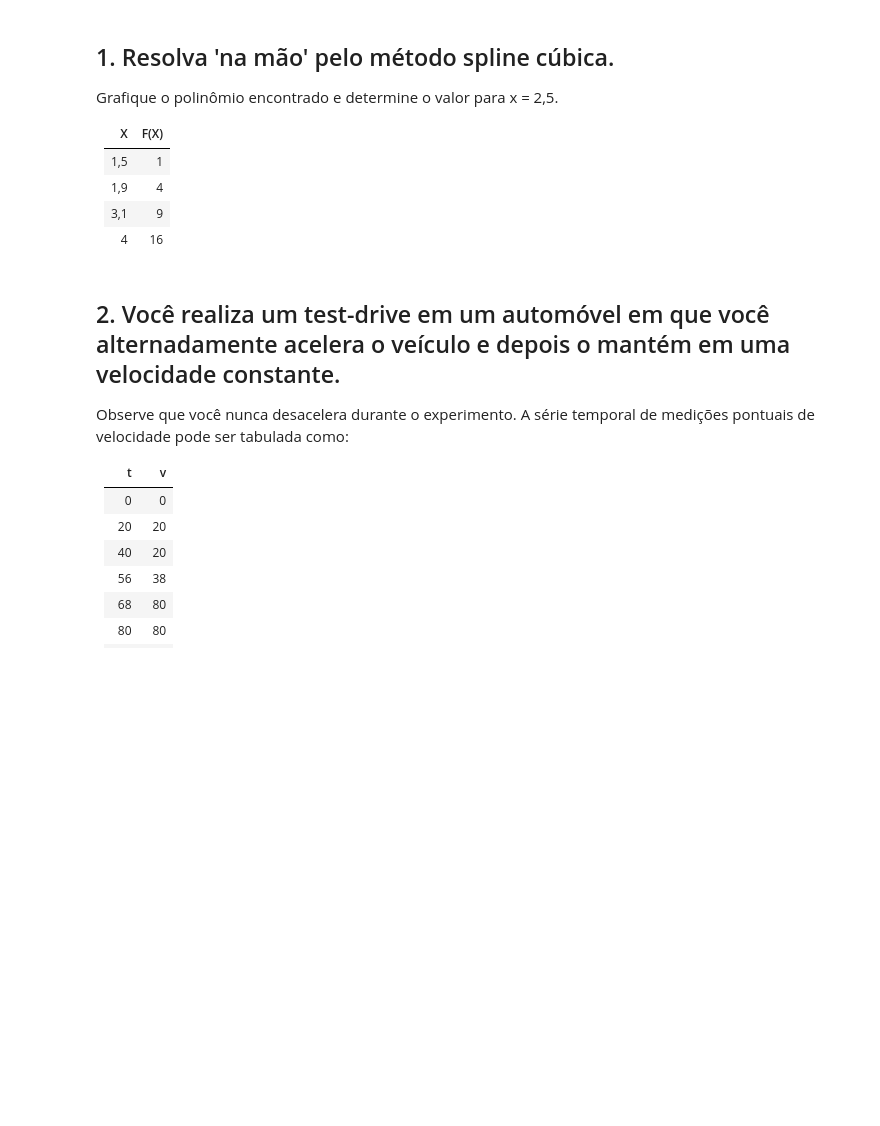
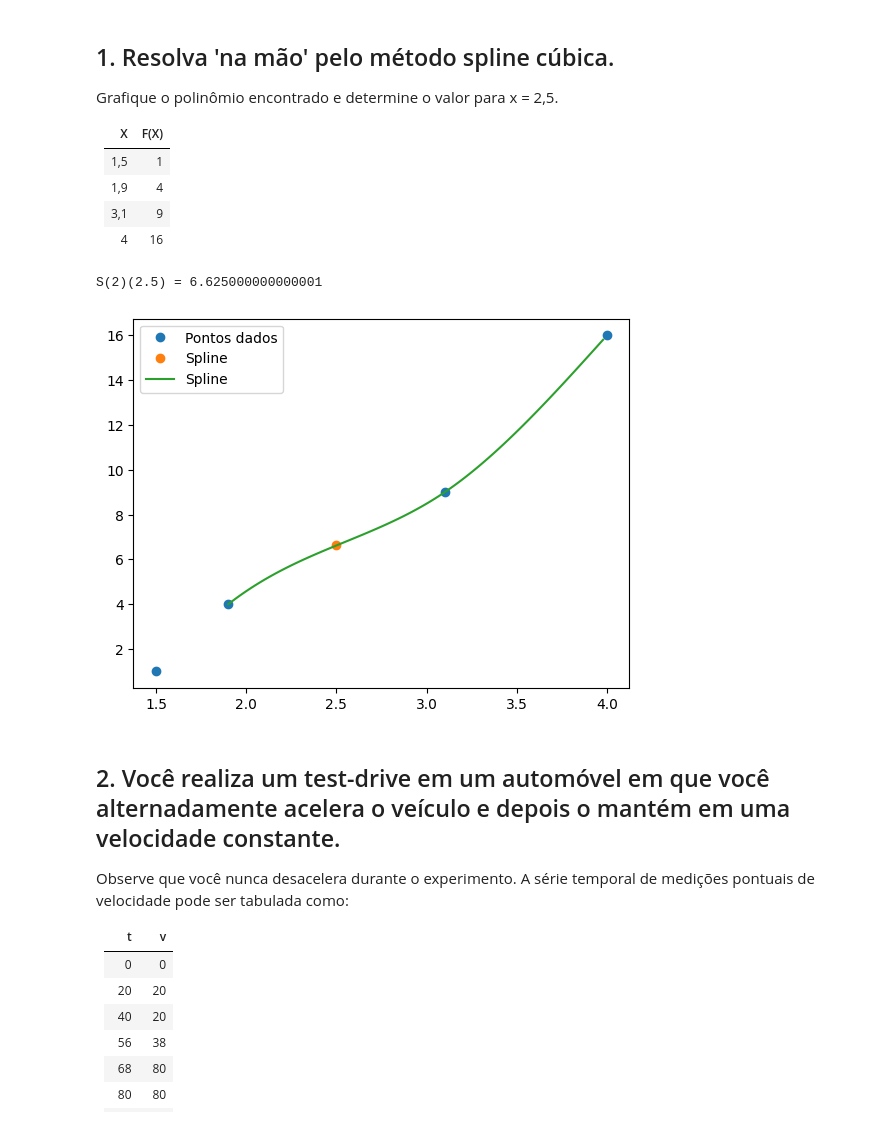
Before and after one commit to AlejoPm03/calculo-numerico, a Jupyter notebook: avaliacao-2-interpolacao-fit-derivadas-integracao/aula-6-spline.ipynb, the cells around one changed output. Cells and saved outputs as stored; diff of their text form; code cells hidden in the pictures; blank space fills up the shorter version.

```diff
--- a/avaliacao-2-interpolacao-fit-derivadas-integracao/aula-6-spline.ipynb
+++ b/avaliacao-2-interpolacao-fit-derivadas-integracao/aula-6-spline.ipynb
@@ -10,6 +10,80 @@ Grafique o polinômio encontrado e determine o valor para x = 2,5.
 | 1,9 | 4    |
 | 3,1 | 9    |
 | 4   | 16   |
+# %%
+# Definindo os pontos dados
+x = [1.5, 1.9, 3.1, 4.0]
+y = [1.0, 4.0, 9.0, 16.0]
+
+# Número de splines
+n = len(x) - 1  # Número de intervalos
+
+# Inicializando os coeficientes das splines
+a = y[:-1]
+b = [0] * n
+c = [0] * (n + 1)
+d = [0] * n
+h = [0] * n
+alpha = [0] * n
+
+for i in range(n):
+	h[i] = x[i+1] - x[i]
+	if i > 0:
+		alpha[i] = 3/h[i] * (y[i+1] - y[i]) - 3/h[i-1] * (y[i] - y[i-1])
+
+l = [1] * (n + 1)
+mu = [0] * (n + 1)
+z = [0] * (n + 1)
+
+for i in range(1, n):
+	l[i] = 2 * (x[i+1] - x[i-1]) - h[i-1] * mu[i-1]
+	mu[i] = h[i] / l[i]
+	z[i] = (alpha[i] - h[i-1] * z[i-1]) / l[i]
+
+# Condição de contorno natural estabelece que c[n] = 0
+l[n] = 1
+z[n] = 0
+c[n] = 0
+
+# Resolvendo o sistema para encontrar 'c', 'b' e 'd'
+for j in range(n-1, -1, -1):
+	c[j] = z[j] - mu[j] * c[j+1]
+	b[j] = (y[j+1] - y[j])/h[j] - h[j] * (c[j+1] + 2 * c[j])/3
+	d[j] = (c[j+1] - c[j]) / (3 * h[j])
+
+# Função de spline
+def S(k, x_val):
+	return a[k] + b[k]*(x_val - x[k]) + c[k]*(x_val - x[k])**2 + d[k]*(x_val - x[k])**3
+
+# Encontrando o valor da spline em x = 2.5
+x_val = 2.5
+s_val = None
+for i in range(n):
+	if x[i] <= x_val < x[i+1]:
+		s_val = S(i, x_val)
+		print(f"S({i+1})({x_val}) = {s_val}")
+		break
+
+# Plotando os pontos e a spline
+import matplotlib.pyplot as plt
+import numpy as np
+
+plt.plot(x, y, 'o', label='Pontos dados')
+plt.plot(x_val, s_val, 'o', label='Spline')
+x_spline = np.linspace(x[1], x[-1], 100)
+
+s_val = []
+for x_val in x_spline:
+	for i in range(n):
+		if x[i] <= x_val < x[i+1]:
+			s_val.append(S(i, x_val))
+			break
+plt.plot(x_spline[:99], s_val, label='Spline')
+plt.legend()
+plt.show()
+# %% [output]
+S(2)(2.5) = 6.625000000000001
+[figure, added]
 # %% [markdown]
 ## 2. Você realiza um test-drive em um automóvel em que você alternadamente acelera o veículo e depois o mantém em uma velocidade constante.
 Observe que você nunca desacelera durante o experimento. A série temporal de medições pontuais de velocidade pode ser tabulada como:
```
Also changed, not shown: 4 other files.
